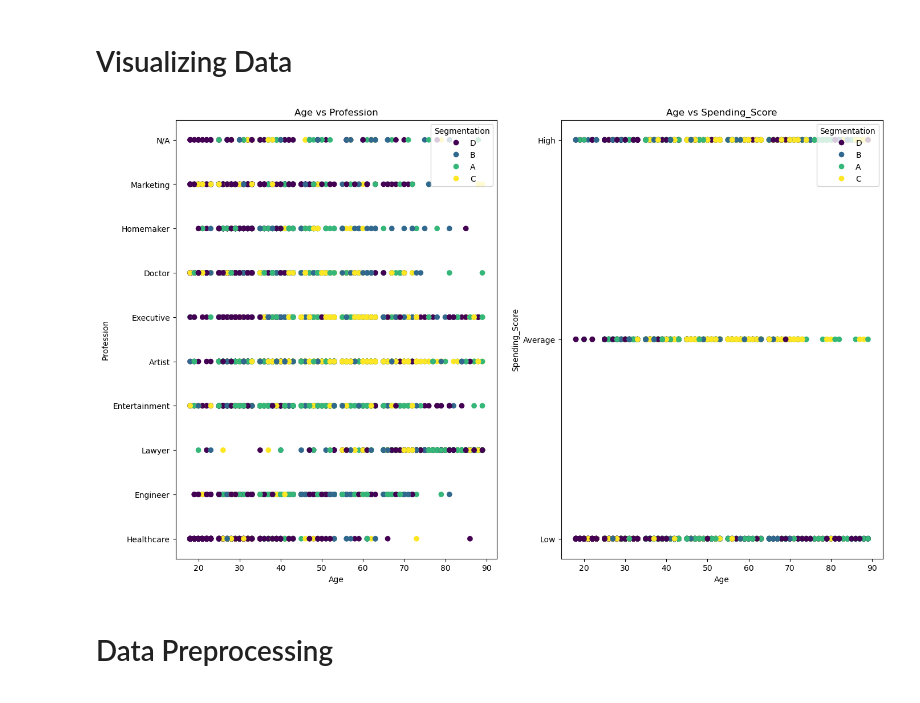
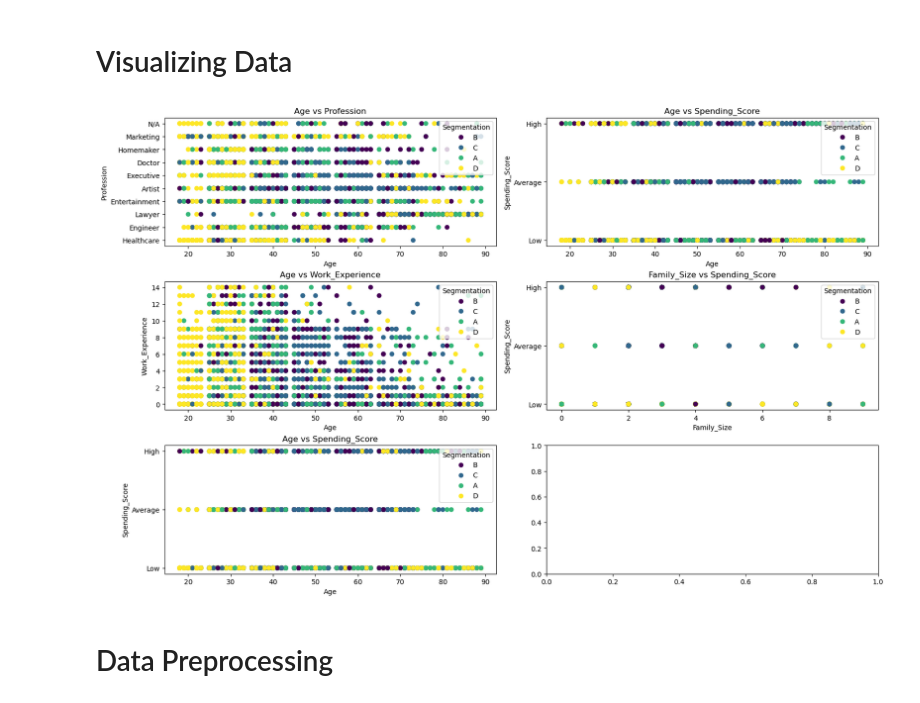
Before and after one commit to AsimWattoo/CustomerSegmentation_NN_Python, a Jupyter notebook: index.ipynb, the cells around one changed output. Cells and saved outputs as stored; diff of their text form; code cells hidden in the pictures.

Commit message:
Added Visualizations in the Main File

```diff
--- a/index.ipynb
+++ b/index.ipynb
@@ -28,10 +28,10 @@ train_df.head()
 # %% [markdown]
 # Visualizing Data
 # %%
-charts = [["Age", "Profession"], ["Age", "Spending_Score"]]
+charts = [["Age", "Profession"], ["Age", "Spending_Score"], ["Age", "Work_Experience"], ["Family_Size", "Spending_Score"], ["Age", "Spending_Score"]]
 dl.scatter_plots(train_df, charts, "Segmentation")
 # %% [output]
-[figure, old version]
+[figure, new version]
 # %% [markdown]
 # Data Preprocessing
 # %%
```
